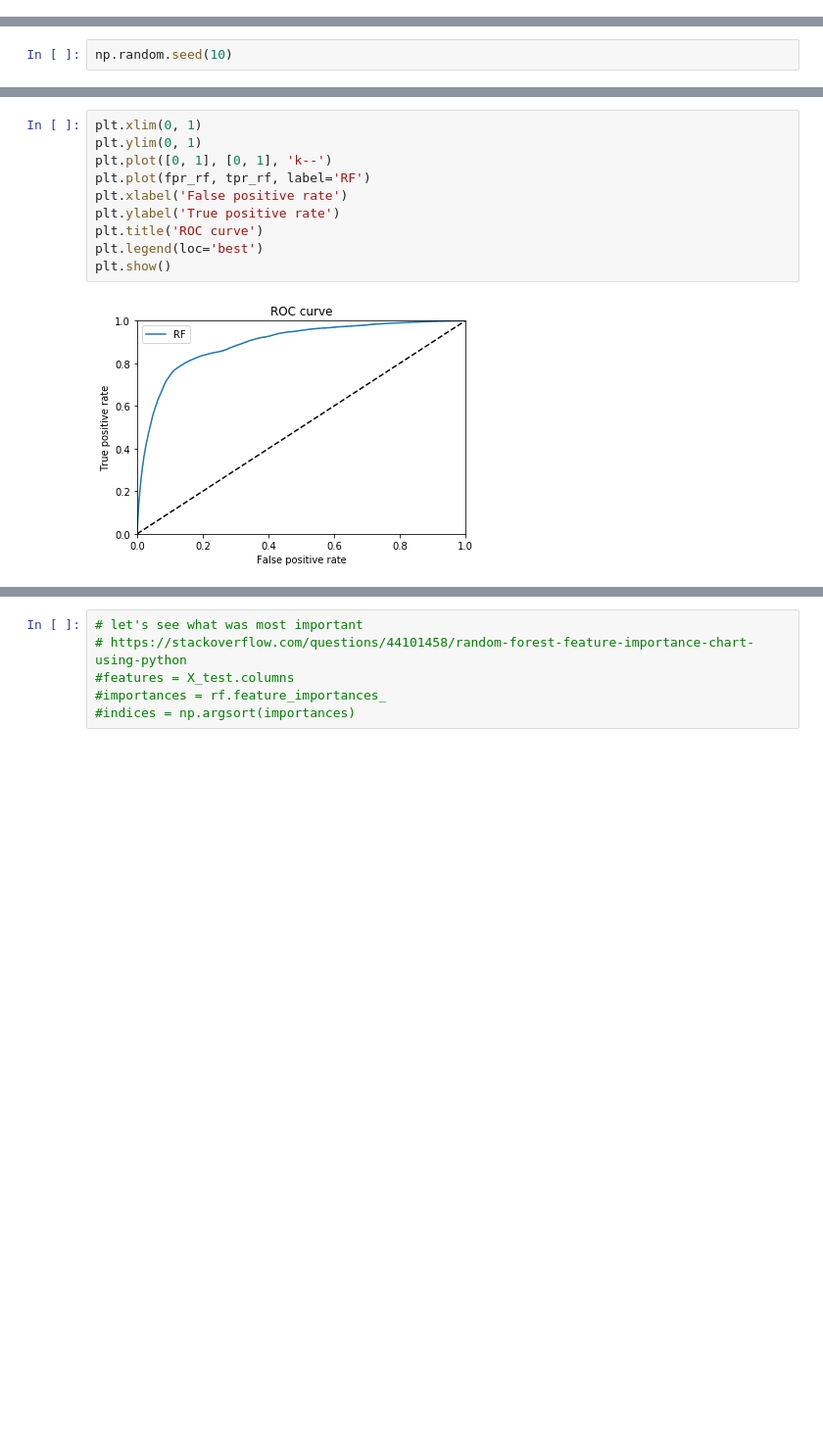
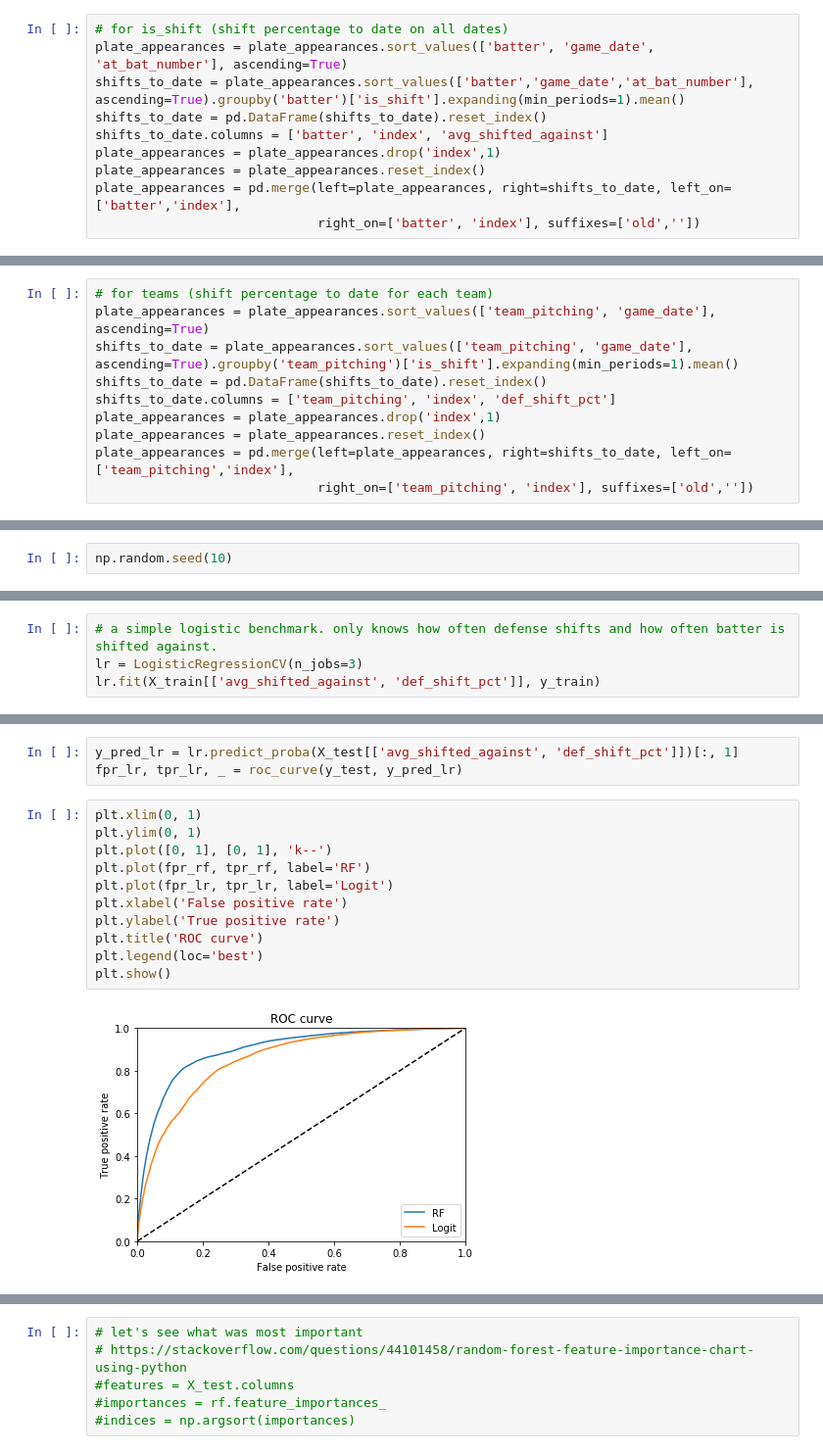
Before and after one commit to jldbc/Saber, a Jupyter notebook: the_shift/shift.ipynb, the cells around one changed output, grey strips where cells are left out. Shown at 98% size. Drawn from its saved outputs; the diff is of its cells as text; blank space fills up the shorter version.

Commit message:
add logit benchmark

```diff
--- a/the_shift/shift.ipynb
+++ b/the_shift/shift.ipynb
@@ -367,3 +367,13 @@ plate_appearances = plate_appearances.drop('index',1)
 plate_appearances = plate_appearances.reset_index()
 plate_appearances = pd.merge(left=plate_appearances, right=hit_distance_sc, left_on=['batter','index'],
                              right_on=['batter', 'index'], suffixes=['old',''])
+# %%
+# for is_shift (shift percentage to date on all dates)
+plate_appearances = plate_appearances.sort_values(['batter', 'game_date', 'at_bat_number'], ascending=True)
+shifts_to_date = plate_appearances.sort_values(['batter','game_date','at_bat_number'], ascending=True).groupby('batter')['is_shift'].expanding(min_periods=1).mean()
+shifts_to_date = pd.DataFrame(shifts_to_date).reset_index()
+shifts_to_date.columns = ['batter', 'index', 'avg_shifted_against']
+plate_appearances = plate_appearances.drop('index',1)
+plate_appearances = plate_appearances.reset_index()
+plate_appearances = pd.merge(left=plate_appearances, right=shifts_to_date, left_on=['batter','index'],
+                             right_on=['batter', 'index'], suffixes=['old',''])
@@ -369,0 +396,10 @@ plate_appearances = pd.merge(left=plate_appearances, right=hit_distance_sc, left
+# %%
+# for teams (shift percentage to date for each team)
+plate_appearances = plate_appearances.sort_values(['team_pitching', 'game_date'], ascending=True)
+shifts_to_date = plate_appearances.sort_values(['team_pitching', 'game_date'], ascending=True).groupby('team_pitching')['is_shift'].expanding(min_periods=1).mean()
+shifts_to_date = pd.DataFrame(shifts_to_date).reset_index()
+shifts_to_date.columns = ['team_pitching', 'index', 'def_shift_pct']
+plate_appearances = plate_appearances.drop('index',1)
+plate_appearances = plate_appearances.reset_index()
+plate_appearances = pd.merge(left=plate_appearances, right=shifts_to_date, left_on=['team_pitching','index'],
+                             right_on=['team_pitching', 'index'], suffixes=['old',''])
@@ -674,3 +728,7 @@ RandomForestClassifier(bootstrap=True, class_weight=None, criterion='gini',
             min_weight_fraction_leaf=0.0, n_estimators=100, n_jobs=3,
             oob_score=False, random_state=None, verbose=2,
             warm_start=False)
+# %%
+# a simple logistic benchmark. only knows how often defense shifts and how often batter is shifted against.
+lr = LogisticRegressionCV(n_jobs=3)
+lr.fit(X_train[['avg_shifted_against', 'def_shift_pct']], y_train)
@@ -683,14 +746,18 @@ fpr_rf, tpr_rf, _ = roc_curve(y_test, y_pred_rf)
+# %%
+y_pred_lr = lr.predict_proba(X_test[['avg_shifted_against', 'def_shift_pct']])[:, 1]
+fpr_lr, tpr_lr, _ = roc_curve(y_test, y_pred_lr)
 # %%
 plt.xlim(0, 1)
 plt.ylim(0, 1)
 plt.plot([0, 1], [0, 1], 'k--')
 plt.plot(fpr_rf, tpr_rf, label='RF')
+plt.plot(fpr_lr, tpr_lr, label='Logit')
 plt.xlabel('False positive rate')
 plt.ylabel('True positive rate')
 plt.title('ROC curve')
 plt.legend(loc='best')
 plt.show()
 # %% [output]
-[figure, old version]
+[figure, new version]
 # %%
 # pretty good!
```
Also changed, not shown: parts of 29 cells of this notebook.
